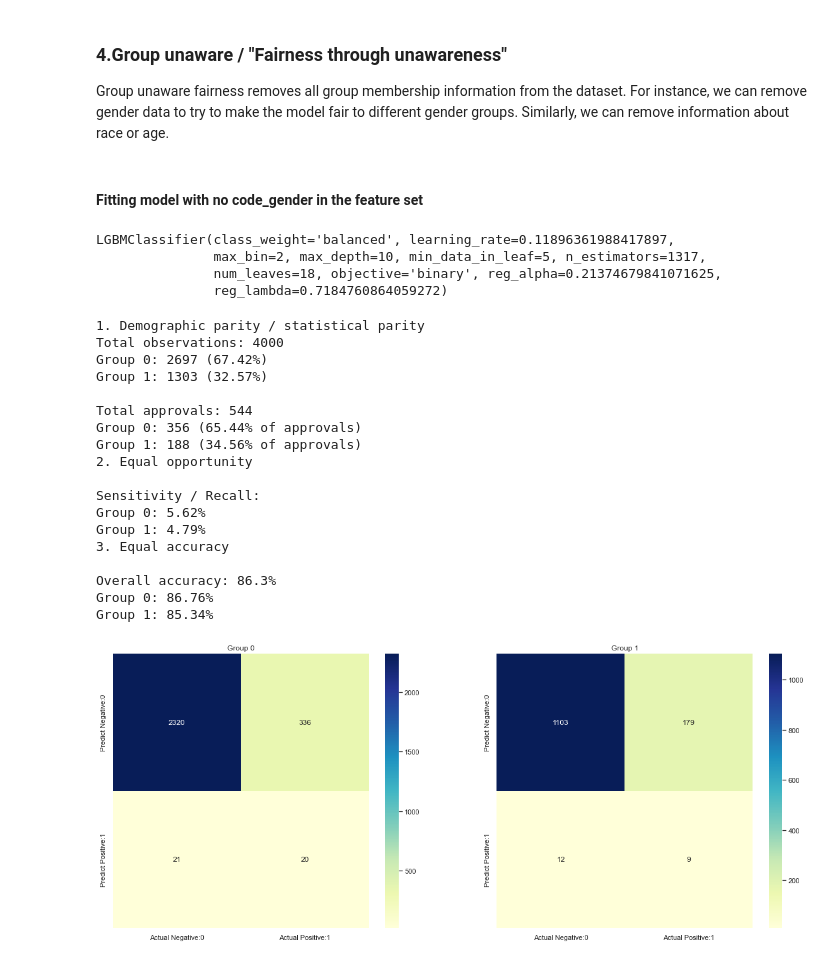
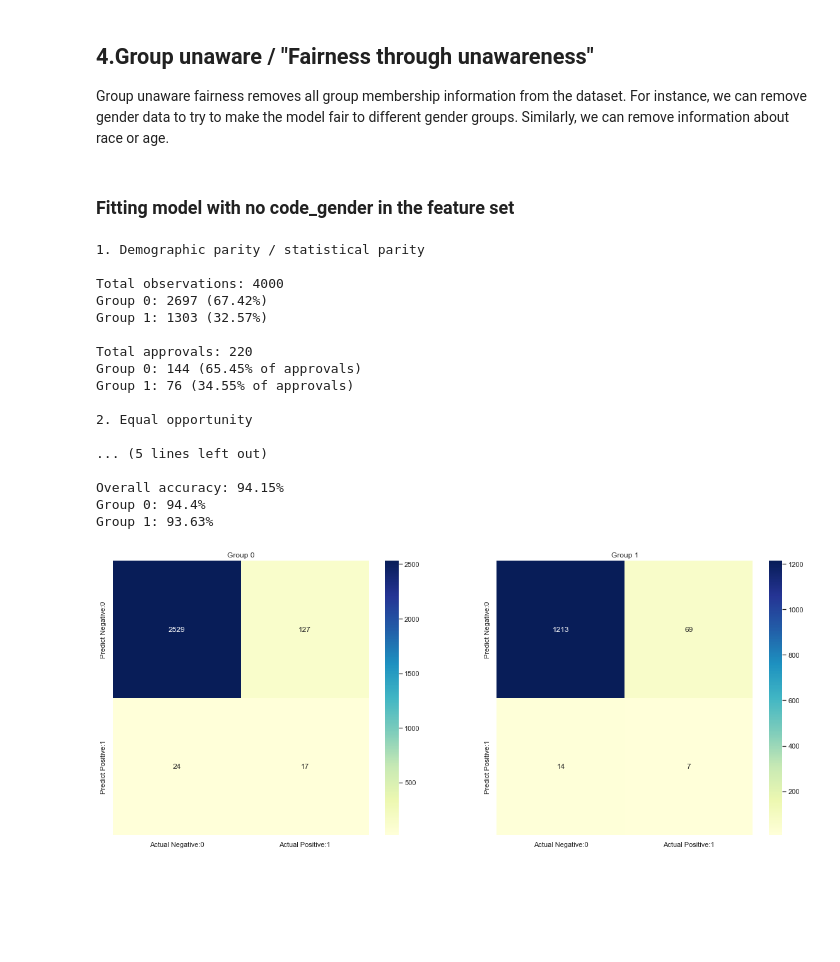
Before and after one commit to jw-zima/credit-admission-prediction-python, a Jupyter notebook: notebooks/4.0-jw-model-fairness-analysis.ipynb, the cells around one changed output. Drawn from its saved outputs; the diff is of its cells as text; code cells hidden in the pictures; blank space fills up the shorter version.

```diff
--- a/notebooks/4.0-jw-model-fairness-analysis.ipynb
+++ b/notebooks/4.0-jw-model-fairness-analysis.ipynb
@@ -71,7 +29,5 @@ def get_stats(X, y, model, group_one, with_gender = True):
 # %%
-import pickle
-
-infile = open('data/interim/model_training_lgbm','rb')
-lgbm_dict = pickle.load(infile)
+infile = open('data/interim/model_training_rf','rb')
+rf_dict = pickle.load(infile)
 infile.close()
 # %%
@@ -98,42 +57,36 @@ Group 1: 84.96%
 # %% [markdown]
-### **4.Group unaware / "Fairness through unawareness"**
+## **4.Group unaware / "Fairness through unawareness"**
 
 Group unaware fairness removes all group membership information from the dataset. For instance, we can remove gender data to try to make the model fair to different gender groups. Similarly, we can remove information about race or age.
 # %% [markdown]
-#### Fitting model with no code_gender in the feature set
+### Fitting model with no code_gender in the feature set
-# %%
-lgbm_no_gender = lgb.LGBMClassifier(**lgbm_dict['classifier'].get_params())
-lgbm_no_gender.fit(lgbm_dict['X_train_data'].drop('code_gender', axis = 1),
-                   lgbm_dict['y_train_data'],
-                   categorical_feature = ['name_income_type', 'name_education_type', 'name_housing_type', 'occupation_type'])
-# %% [output]
-LGBMClassifier(class_weight='balanced', learning_rate=0.11896361988417897,
-               max_bin=2, max_depth=10, min_data_in_leaf=5, n_estimators=1317,
-               num_leaves=18, objective='binary', reg_alpha=0.21374679841071625,
-               reg_lambda=0.7184760864059272)
+# %%
+from sklearn.ensemble import RandomForestClassifier
+rf_no_gender = RandomForestClassifier(**rf_dict['classifier'].get_params())
+rf_no_gender = rf_no_gender.fit(rf_dict['X_train_data'].drop('code_gender', axis = 1),
+                                rf_dict['y_train_data'])
 # %%
-get_stats(lgbm_dict['X_test_data'],
-          lgbm_dict['y_test_data'],
-          lgbm_no_gender,
-          lgbm_dict['X_test_data']["code_gender"]==1,
+get_stats_by_gender(rf_dict['X_test_data'],
+          rf_dict['y_test_data'],
+          rf_no_gender,
+          rf_dict['X_test_data']["code_gender"]==1,
           with_gender = False)
 # %% [output]
 1. Demographic parity / statistical parity
+
 Total observations: 4000
 Group 0: 2697 (67.42%)
 Group 1: 1303 (32.57%)
 
-Total approvals: 544
-Group 0: 356 (65.44% of approvals)
-Group 1: 188 (34.56% of approvals)
+Total approvals: 220
+Group 0: 144 (65.45% of approvals)
+Group 1: 76 (34.55% of approvals)
+
 2. Equal opportunity
 
-Sensitivity / Recall:
-Group 0: 5.62%
-Group 1: 4.79%
-3. Equal accuracy
+... (5 lines left out)
 
-Overall accuracy: 86.3%
-Group 0: 86.76%
-Group 1: 85.34%
+Overall accuracy: 94.15%
+Group 0: 94.4%
+Group 1: 93.63%
-[figure, old version]
+[figure, new version]
```
Also changed, not shown: parts of 8 cells of this notebook, 7 other files.
